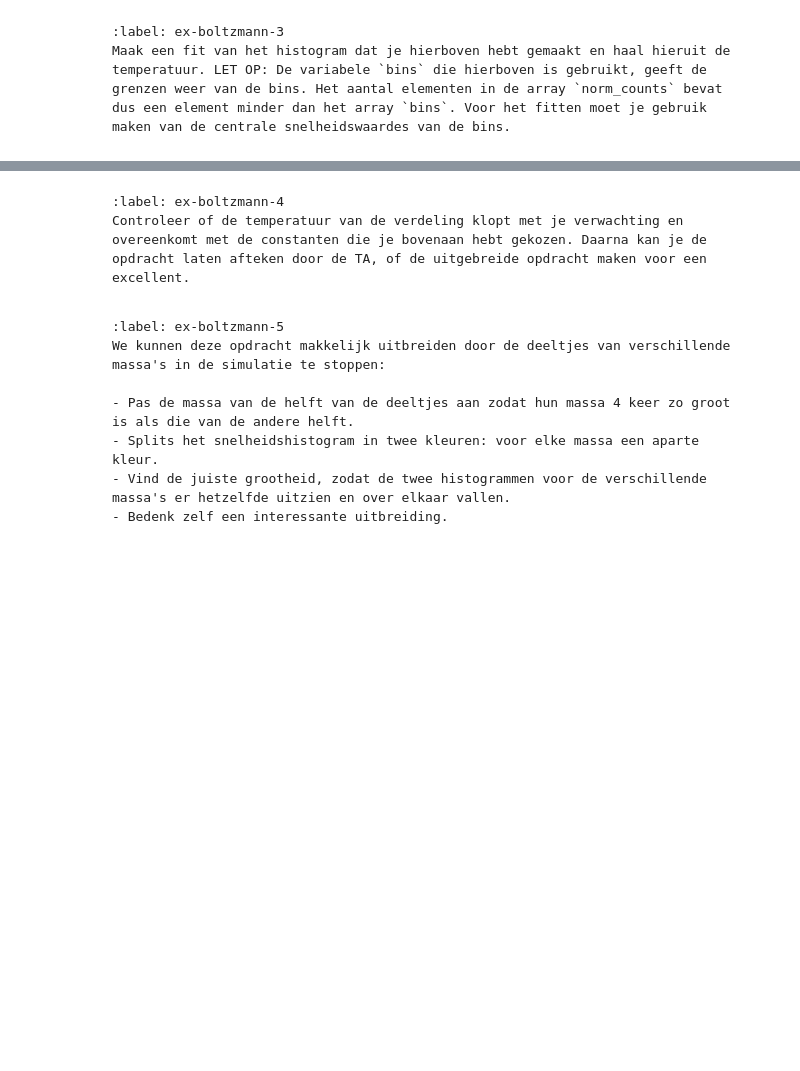
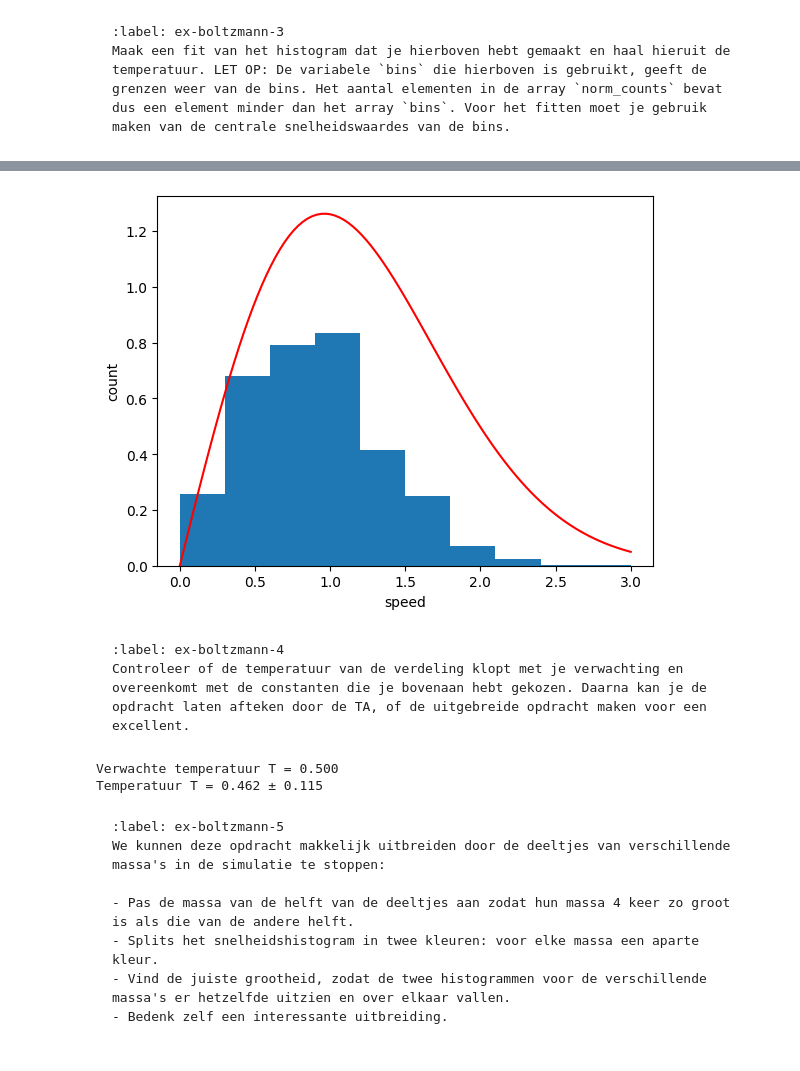
Before and after one commit to Ernesto-delft/Floris-Ernesto, a Jupyter notebook: Content/PySim/6_boltzmann.ipynb, the cells around one changed output, grey strips where cells are left out. Cells and saved outputs as stored; diff of their text form; code cells hidden in the pictures; blank space fills up the shorter version.

````diff
--- a/Content/PySim/6_boltzmann.ipynb
+++ b/Content/PySim/6_boltzmann.ipynb
@@ -392,8 +433,28 @@ Maak een fit van het histogram dat je hierboven hebt gemaakt en haal hieruit de
+# %%
+v_fit = np.linspace(0, 3 * V_0, 100)
+f_fit = snelheidsverdeling(v_fit, T_fit)
+
+plt.figure()
+plt.stairs(norm_counts, bins, fill=True)
+plt.plot(v_fit, f_fit, 'r-')
+plt.xlabel("speed")
+plt.ylabel("count")
+plt.show()
+# %% [output]
+[figure, added]
 # %% [markdown]
 ```{exercise}
 :label: ex-boltzmann-4
 Controleer of de temperatuur van de verdeling klopt met je verwachting en overeenkomt met de constanten die je bovenaan hebt gekozen. Daarna kan je de opdracht laten afteken door de TA, of de uitgebreide opdracht maken voor een excellent.
 ```
+# %%
+m = 1.0
+T_expected = 0.5 * m * V_0**2
+print(f"Verwachte temperatuur T = {T_expected:.3f}")
+print(f"Temperatuur T = {T_fit:.3f} ± {T_err:.3f}")
+# %% [output]
+Verwachte temperatuur T = 0.500
+Temperatuur T = 0.462 ± 0.115
 # %% [markdown]
 ```{exercise} 🌶 Uitbreiding
 :label: ex-boltzmann-5
````
Also changed, not shown: parts of 6 cells of this notebook.
